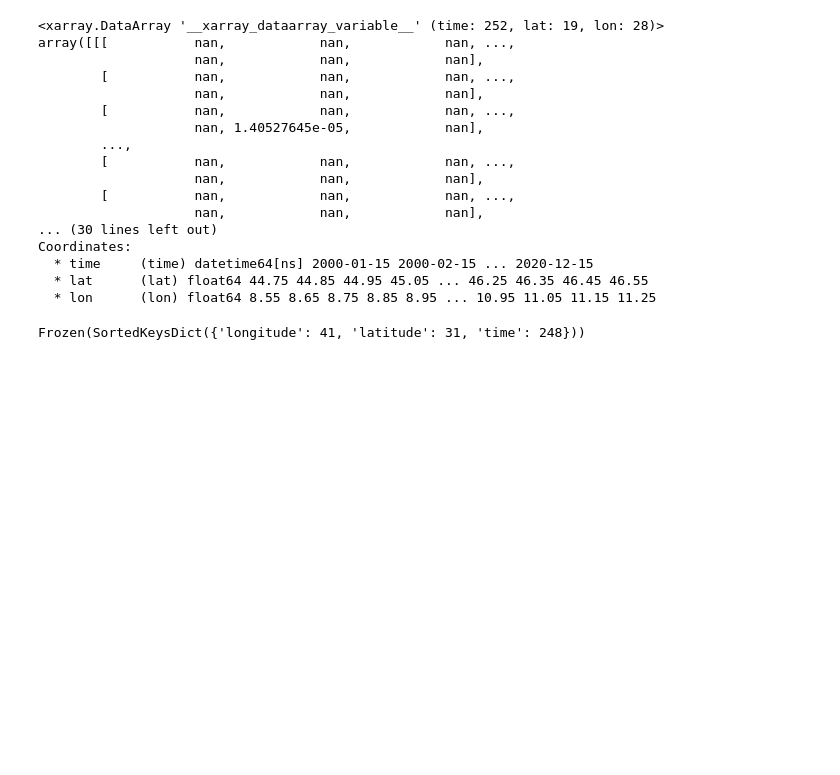
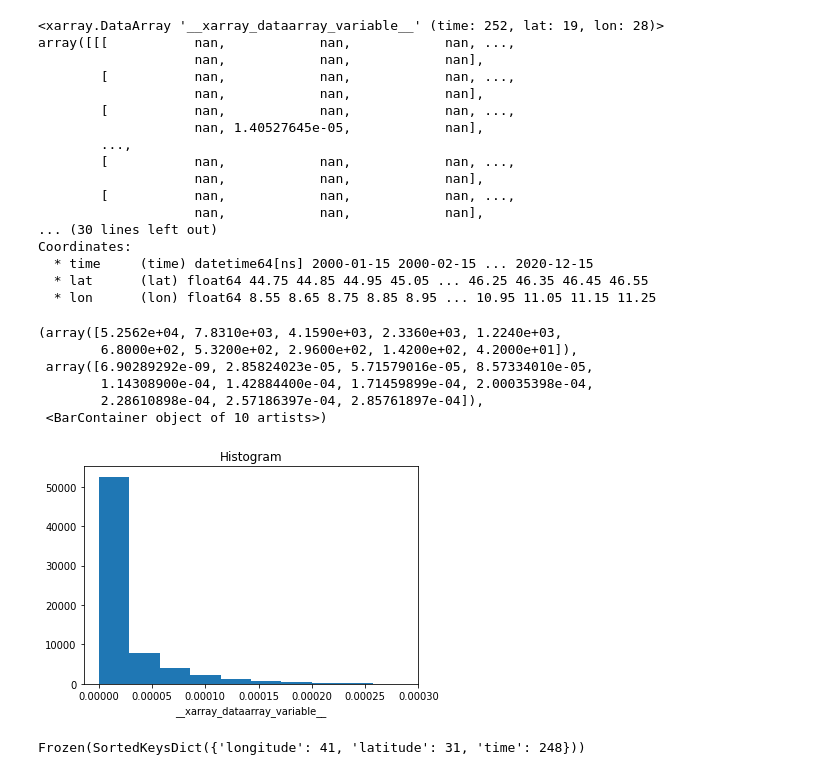
Before and after one commit to samuelexferri/unibg-statistic2, a Jupyter notebook: notebooks/data_3_preprocessing_regressors.ipynb, the cells around one changed output. Cells and saved outputs as stored; diff of their text form; code cells hidden in the pictures; blank space fills up the shorter version.

```diff
--- a/notebooks/data_3_preprocessing_regressors.ipynb
+++ b/notebooks/data_3_preprocessing_regressors.ipynb
@@ -64,6 +58,16 @@ Coordinates:
   * time     (time) datetime64[ns] 2000-01-15 2000-02-15 ... 2020-12-15
   * lat      (lat) float64 44.75 44.85 44.95 45.05 ... 46.25 46.35 46.45 46.55
   * lon      (lon) float64 8.55 8.65 8.75 8.85 8.95 ... 10.95 11.05 11.15 11.25
+# %%
+ammoniaca.plot()
+# %% [output]
+(array([5.2562e+04, 7.8310e+03, 4.1590e+03, 2.3360e+03, 1.2240e+03,
+        6.8000e+02, 5.3200e+02, 2.9600e+02, 1.4200e+02, 4.2000e+01]),
+ array([6.90289292e-09, 2.85824023e-05, 5.71579016e-05, 8.57334010e-05,
+        1.14308900e-04, 1.42884400e-04, 1.71459899e-04, 2.00035398e-04,
+        2.28610898e-04, 2.57186397e-04, 2.85761897e-04]),
+ <BarContainer object of 10 artists>)
+[figure, added]
 # %%
 # REGRESSOR: Temepratura
 # %%
```
Also changed, not shown: parts of 5 cells of this notebook, 2 other files.
